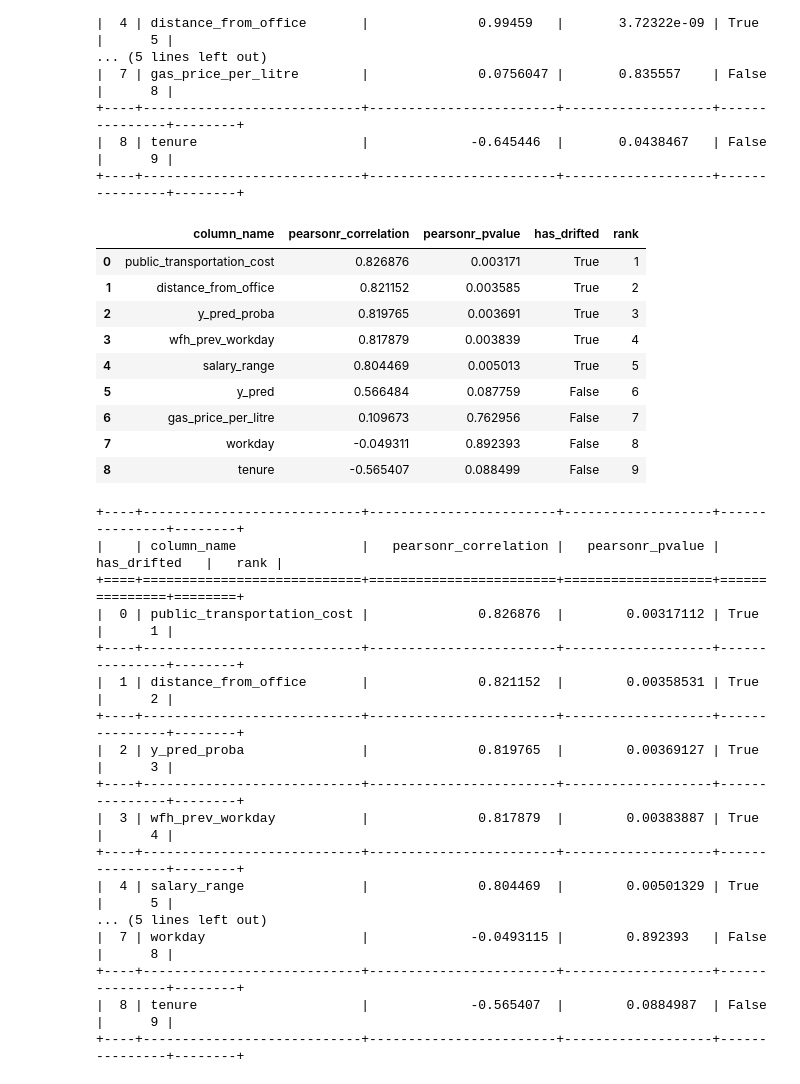
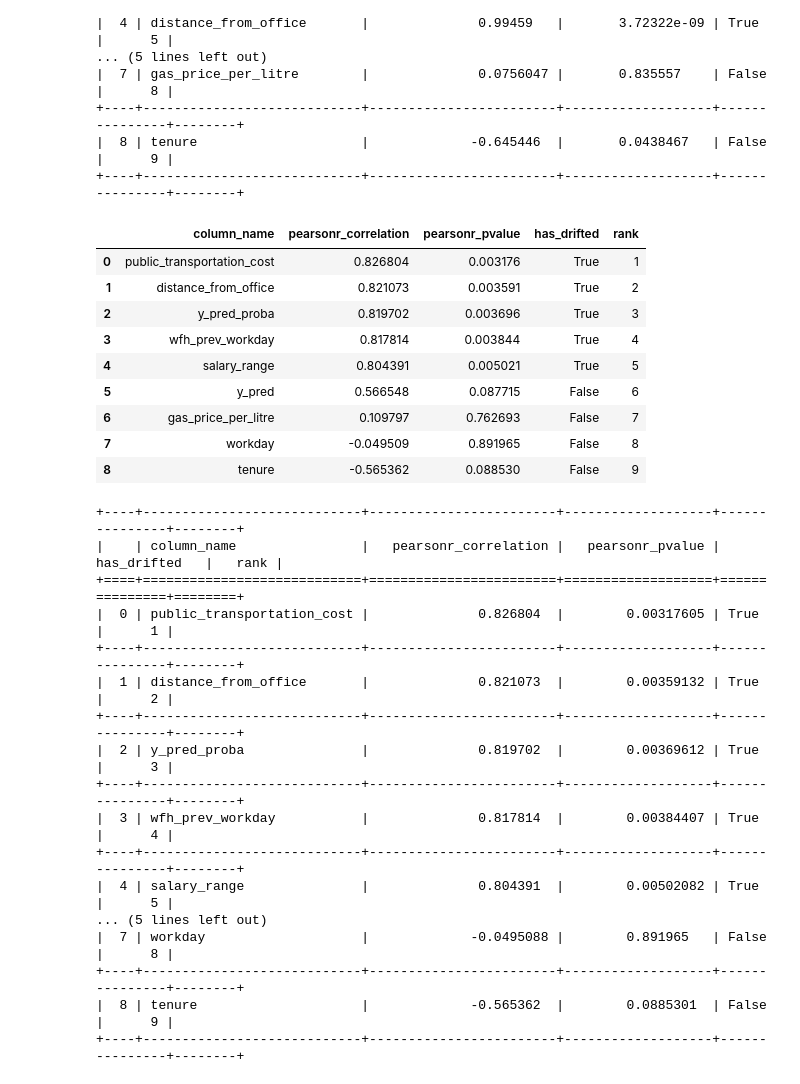
Before and after one commit to NannyML/nannyml, a Jupyter notebook: docs/example_notebooks/Tutorial - Ranking.ipynb, the cells around one changed output. Drawn from its saved outputs; the diff is of its cells as text; code cells hidden in the pictures.

```diff
--- a/docs/example_notebooks/Tutorial - Ranking.ipynb
+++ b/docs/example_notebooks/Tutorial - Ranking.ipynb
@@ -224,43 +226,45 @@ print(correlation_ranked_features1.to_markdown(tablefmt="grid"))
 |  8 | tenure                     |             -0.645446  |       0.0438467   | False         |      9 |
 +----+----------------------------+------------------------+-------------------+---------------+--------+
 # %%
-ranker2 = nml.Ranker.by('correlation')
+ranker2 = nml.CorrelationRanker()
 # ranker fits on one metric and reference period data only
-ranker2.fit(realized_perf_results.filter(period='reference', metrics=['recall']))
+ranker2.fit(
+    reference_drift_calculation_result=univariate_results.filter(period='reference', metrics=['jensen_shannon']),
+    reference_performance_calculation_result=estimated_perf_results.filter(period='reference', metrics=['recall']))
 # ranker ranks on one drift method and one performance metric
 correlation_ranked_features2 = ranker2.rank(
     univariate_results.filter(period='analysis', methods=['jensen_shannon']),
     realized_perf_results.filter(period='analysis', metrics=['recall']),
     only_drifting = False)
 display(correlation_ranked_features2)
 # %% [output]
 |  | column_name | pearsonr_correlation | pearsonr_pvalue | has_drifted | rank |
-| 0 | public_transportation_cost | 0.826876 | 0.003171 | True | 1 |
-| 1 | distance_from_office | 0.821152 | 0.003585 | True | 2 |
-| 2 | y_pred_proba | 0.819765 | 0.003691 | True | 3 |
-| 3 | wfh_prev_workday | 0.817879 | 0.003839 | True | 4 |
-| 4 | salary_range | 0.804469 | 0.005013 | True | 5 |
-| 5 | y_pred | 0.566484 | 0.087759 | False | 6 |
-| 6 | gas_price_per_litre | 0.109673 | 0.762956 | False | 7 |
-| 7 | workday | -0.049311 | 0.892393 | False | 8 |
-| 8 | tenure | -0.565407 | 0.088499 | False | 9 |
+| 0 | public_transportation_cost | 0.826804 | 0.003176 | True | 1 |
+| 1 | distance_from_office | 0.821073 | 0.003591 | True | 2 |
+| 2 | y_pred_proba | 0.819702 | 0.003696 | True | 3 |
+| 3 | wfh_prev_workday | 0.817814 | 0.003844 | True | 4 |
+| 4 | salary_range | 0.804391 | 0.005021 | True | 5 |
+| 5 | y_pred | 0.566548 | 0.087715 | False | 6 |
+| 6 | gas_price_per_litre | 0.109797 | 0.762693 | False | 7 |
+| 7 | workday | -0.049509 | 0.891965 | False | 8 |
+| 8 | tenure | -0.565362 | 0.088530 | False | 9 |
 # %%
 print(correlation_ranked_features2.to_markdown(tablefmt="grid"))
 # %% [output]
 +----+----------------------------+------------------------+-------------------+---------------+--------+
 |    | column_name                |   pearsonr_correlation |   pearsonr_pvalue | has_drifted   |   rank |
 +====+============================+========================+===================+===============+========+
-|  0 | public_transportation_cost |              0.826876  |        0.00317112 | True          |      1 |
+|  0 | public_transportation_cost |              0.826804  |        0.00317605 | True          |      1 |
 +----+----------------------------+------------------------+-------------------+---------------+--------+
-|  1 | distance_from_office       |              0.821152  |        0.00358531 | True          |      2 |
+|  1 | distance_from_office       |              0.821073  |        0.00359132 | True          |      2 |
 +----+----------------------------+------------------------+-------------------+---------------+--------+
-|  2 | y_pred_proba               |              0.819765  |        0.00369127 | True          |      3 |
+|  2 | y_pred_proba               |              0.819702  |        0.00369612 | True          |      3 |
 +----+----------------------------+------------------------+-------------------+---------------+--------+
-|  3 | wfh_prev_workday           |              0.817879  |        0.00383887 | True          |      4 |
+|  3 | wfh_prev_workday           |              0.817814  |        0.00384407 | True          |      4 |
 +----+----------------------------+------------------------+-------------------+---------------+--------+
-|  4 | salary_range               |              0.804469  |        0.00501329 | True          |      5 |
+|  4 | salary_range               |              0.804391  |        0.00502082 | True          |      5 |
 ... (5 lines left out)
-|  7 | workday                    |             -0.0493115 |        0.892393   | False         |      8 |
+|  7 | workday                    |             -0.0495088 |        0.891965   | False         |      8 |
 +----+----------------------------+------------------------+-------------------+---------------+--------+
-|  8 | tenure                     |             -0.565407  |        0.0884987  | False         |      9 |
+|  8 | tenure                     |             -0.565362  |        0.0885301  | False         |      9 |
 +----+----------------------------+------------------------+-------------------+---------------+--------+
```
Also changed, not shown: parts of 3 cells of this notebook, 9 other files.
